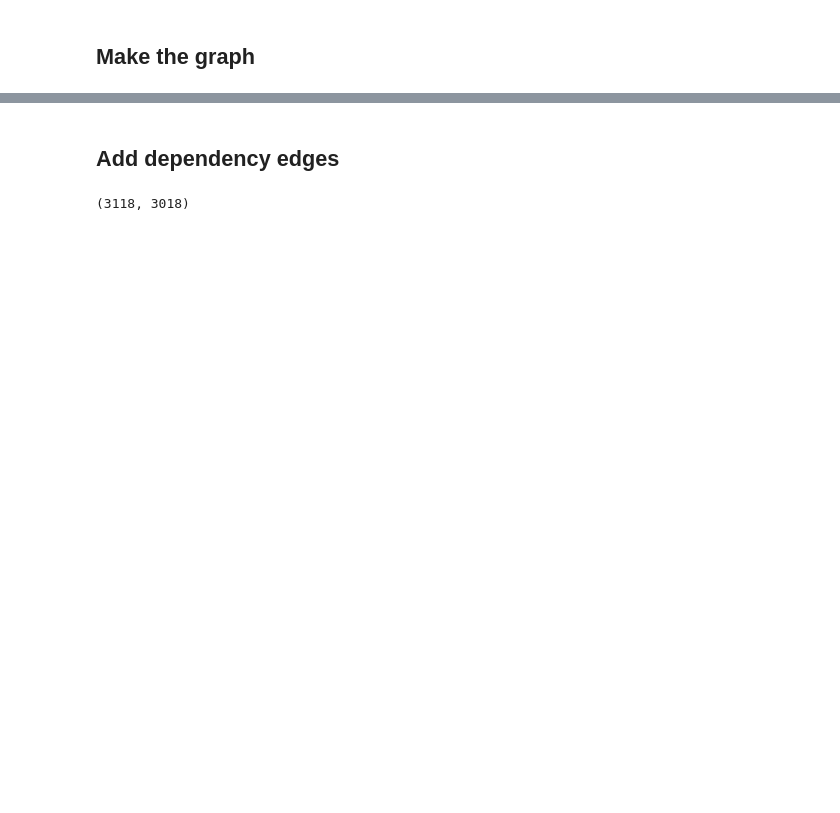
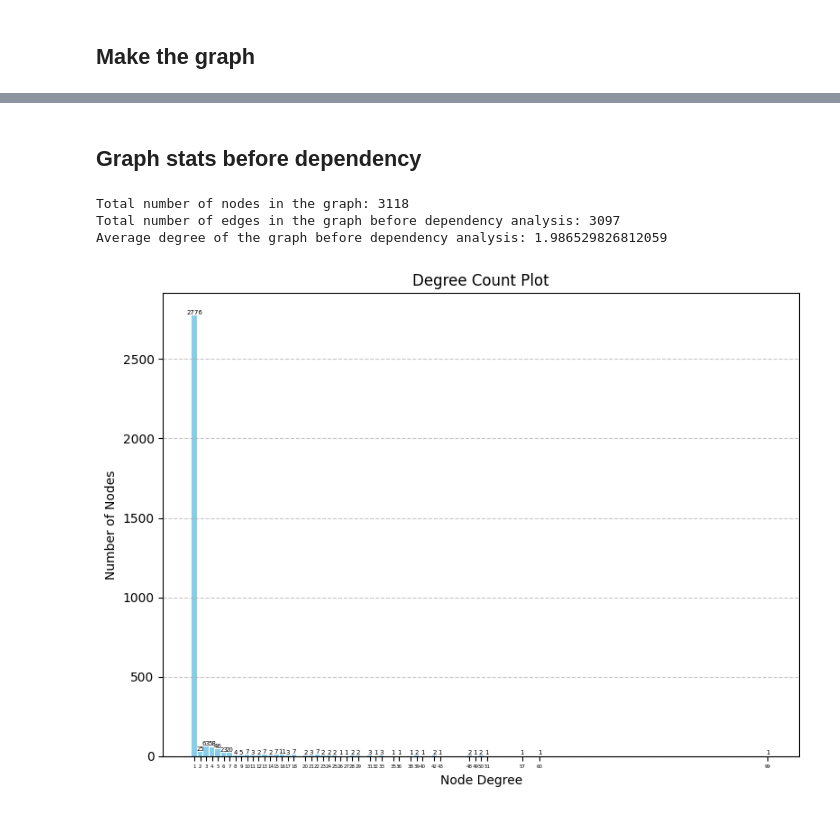
Before and after one commit to tpavankalyan/CurLL, a Jupyter notebook: src/data/dependency_graph.ipynb, the cells around one changed output, grey strips where cells are left out. Drawn from its saved outputs; the diff is of its cells as text; code cells hidden in the pictures; blank space fills up the shorter version.

Commit message:
better graph

```diff
--- a/src/data/dependency_graph.ipynb
+++ b/src/data/dependency_graph.ipynb
@@ -193,7 +199,7 @@ for skill in dn["Skills"].unique():
         ss += 1
     s += 1
 # %%
-dd = pd.read_csv("/datadrive/pavan/CurLL/data/age_11_14.csv", encoding="utf-8")
+dd = pd.read_csv(p3, encoding="utf-8")
 dd.columns = dd.columns.str.strip()
 all_nan_rows = dd[dd.isna().all(axis=1)]
 dd.ffill(inplace=True)
@@ -294,6 +300,7 @@ for skill in ds["Skills"].unique():
                         DG.add_node(f"s{s}_ss{ss}_g{g}_i{i}", label=indicator, type="indicator", age_group="11-14",
                             modality_textual=None, perspective=None, require_multimodal_context=None,
                             embodied=None, stage_labels=[7,8,9])
+                    DG.add_edge(f"s{s}_ss{ss}_g{g}_i{i}", f"s{s}_ss{ss}_g{g}", type="hierarchy", label="is part of")
                     i += 1
             g += 1
         ss += 1
@@ -395,7 +379,7 @@ for i, chunk in enumerate(chunks):
         json.dump(chunk, f, indent=4)
 # %%
 import pickle
-with open("/datadrive/pavan/az_storage/data_unorganized/skill_graph/skill_graph.pkl", "wb") as f:
+with open("/datadrive/pavan/az_storage/data_unorganized/skill_graph/skill_graph_corrected.pkl", "wb") as f:
     pickle.dump(DG, f)
 # %%
 len(seed_data)
@@ -404,10 +386,42 @@ len(seed_data)
 # %% [markdown]
-## Add dependency edges
+## Graph stats before dependency
 # %%
 # load the graph from pkl
-with open("/datadrive/pavan/az_storage/data_unorganized/skill_graph/skill_graph.pkl", "rb") as f:
+with open("/datadrive/pavan/az_storage/data_unorganized/skill_graph/skill_graph_corrected.pkl", "rb") as f:
     DG = pickle.load(f)
 # %%
-len(DG.nodes()), len(DG.edges())
+print("Total number of nodes in the graph:", len(DG.nodes()))
+print("Total number of edges in the graph before dependency analysis:", len(DG.edges()))
+print("Average degree of the graph before dependency analysis:", sum(dict(DG.degree()).values()) / len(DG.nodes()))
 # %% [output]
-(3118, 3018)
+Total number of nodes in the graph: 3118
+Total number of edges in the graph before dependency analysis: 3097
+Average degree of the graph before dependency analysis: 1.986529826812059
+# %%
+degree_count = collections.Counter(dict(DG.degree()).values())
+degree_data = sorted(degree_count.items())  # List of (degree, count)
+
+# Separate into X and Y for plotting
+degrees, counts = zip(*degree_data)
+
+# Create bar plot
+plt.figure(figsize=(8, 6))
+bars = plt.bar(degrees, counts, color='skyblue')
+
+# Add text labels above bars
+for bar in bars:
+    height = bar.get_height()
+    plt.text(bar.get_x() + bar.get_width() / 2, height + 0.5, str(height),
+             ha='center', va='bottom', fontsize=5)
+
+# Customize axes and title
+plt.xlabel("Node Degree")
+plt.ylabel("Number of Nodes")
+plt.title("Degree Count Plot")
+plt.xticks(degrees, fontsize=4)  # Ensure all degrees are shown
+plt.tight_layout()
+plt.grid(axis='y', linestyle='--', alpha=0.7)
+
+plt.show()
+# %% [output]
+[figure, added]
```
Also changed, not shown: parts of 53 cells of this notebook, 1 other file.
